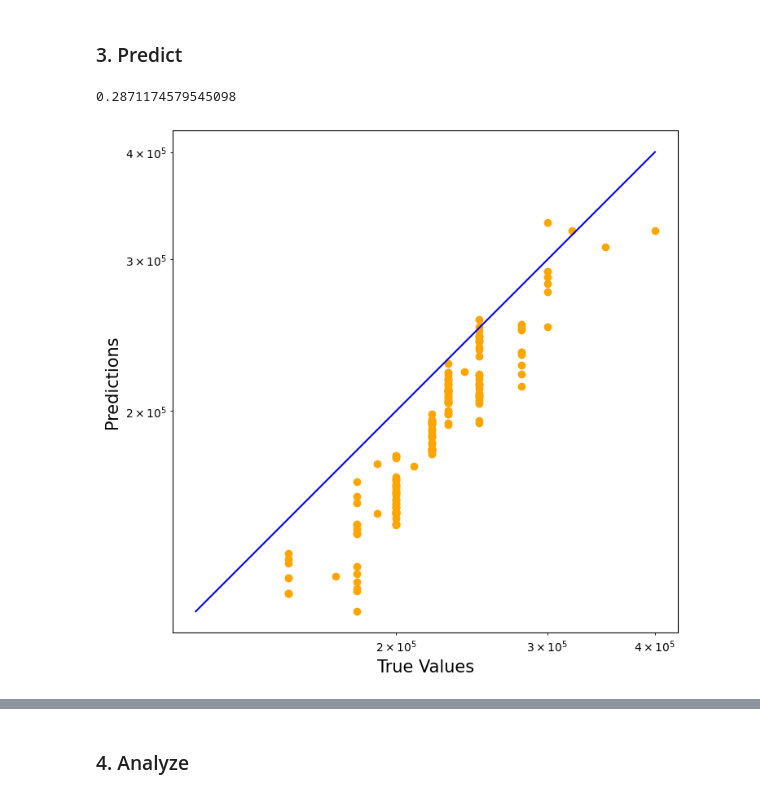
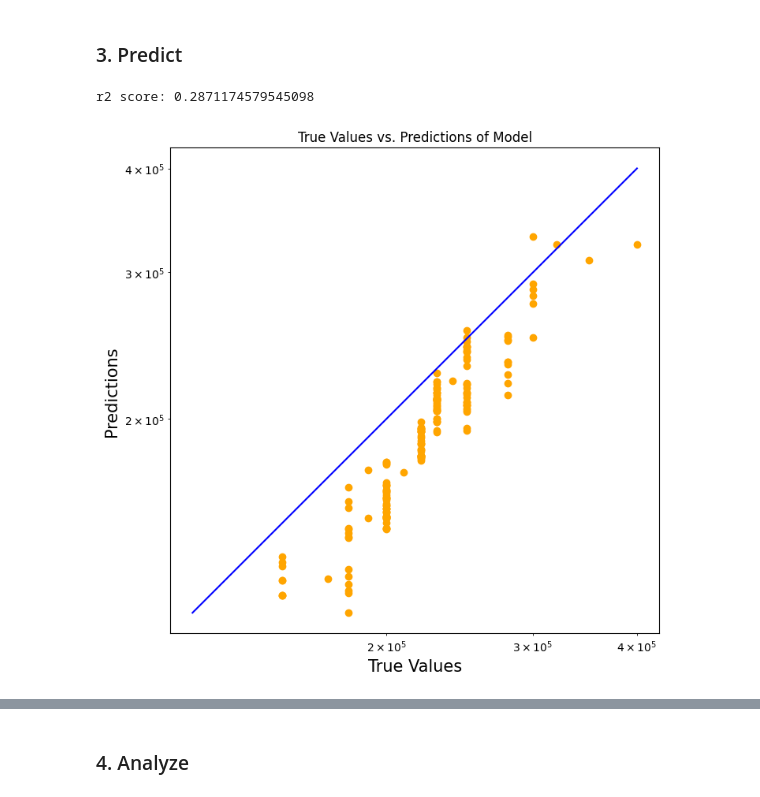
Before and after one commit to soph-colo/data3000-adv-ds, a Jupyter notebook: final/chatgpt-influencer/notebooks/linear_regression.ipynb, the cells around one changed output, grey strips where cells are left out. Cells and saved outputs as stored; diff of their text form; code cells hidden in the pictures.

```diff
--- a/final/chatgpt-influencer/notebooks/linear_regression.ipynb
+++ b/final/chatgpt-influencer/notebooks/linear_regression.ipynb
@@ -39,0 +29,3 @@ data.head()
+# %%
+data = pd.read_csv("data/processed/chatgpt_data_final.csv")
+data.head()
@@ -106,23 +121,23 @@ X_test = pd.DataFrame(scaler.fit_transform(X_test), columns=X_test.columns)
 X_test = np.array(X_test)
 y_test = np.array(y_test)
-# %%
-predictions = model.predict(X_test)
-r2 = r2_score(predictions, y_test)
-print(r2)
-# %% [output]
-0.2871174579545098
+# %%
+# make predictions
+predictions = model.predict(X_test)
+# %% [output]
+r2 score: 0.2871174579545098
 # %%
 plt.figure(figsize=(8,8))
 plt.scatter(y_test, predictions, c='orange')
 plt.yscale('log')
 plt.xscale('log')
 
 p1 = max(max(predictions), max(y_test))
 p2 = min(min(predictions), min(y_test))
 plt.plot([p1, p2], [p1, p2], 'b-')
 plt.xlabel('True Values', fontsize=15)
 plt.ylabel('Predictions', fontsize=15)
+plt.title("True Values vs. Predictions of Model")
 plt.axis('equal')
 plt.show()
 # %% [output]
-[figure, old version]
+[figure, new version]
```
Also changed, not shown: parts of 20 cells of this notebook, 3 other files.
